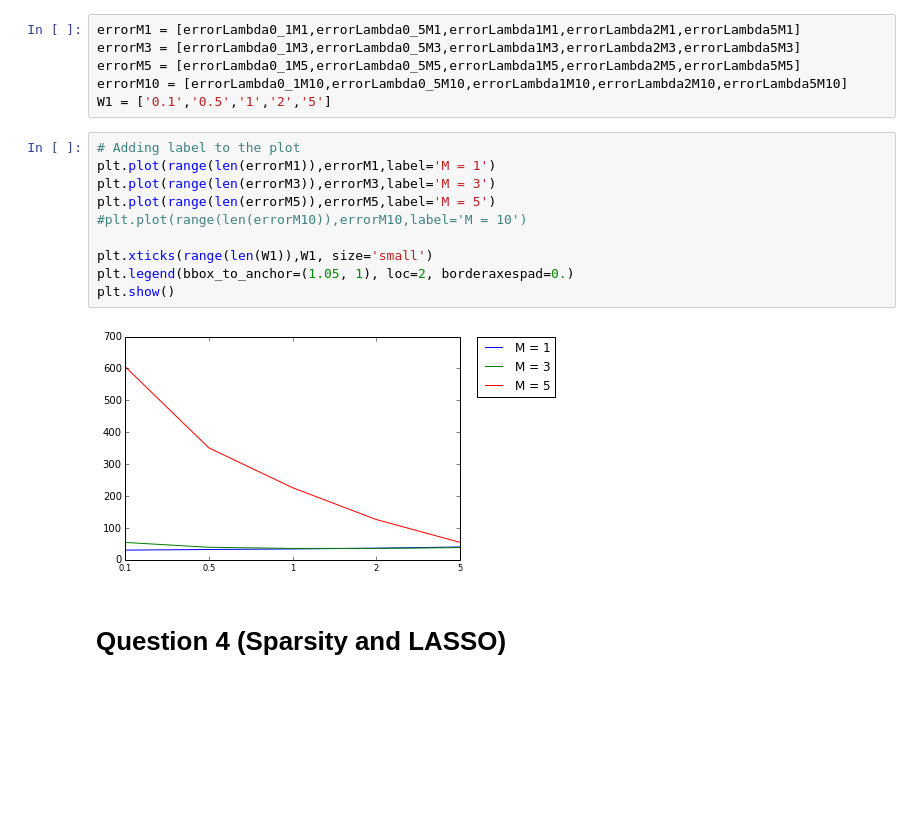
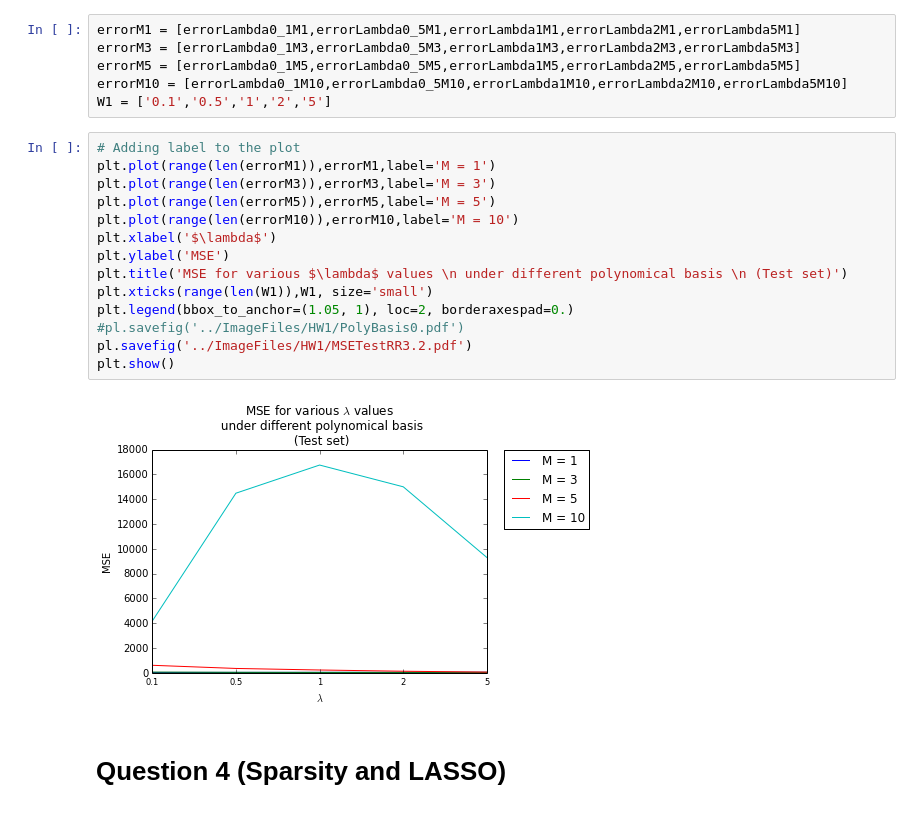
Before and after one commit to Divyagash/Class-6, a Jupyter notebook: PythonFiles/HW1.ipynb, the cells around one changed output. Saved outputs shown, nothing was run; the diff lists cells and outputs as text; blank space fills up the shorter version.

```diff
--- a/PythonFiles/HW1.ipynb
+++ b/PythonFiles/HW1.ipynb
@@ -1158,15 +1131,19 @@ W1 = ['0.1','0.5','1','2','5']
 # %%
 # Adding label to the plot
 plt.plot(range(len(errorM1)),errorM1,label='M = 1')
 plt.plot(range(len(errorM3)),errorM3,label='M = 3')
 plt.plot(range(len(errorM5)),errorM5,label='M = 5')
-#plt.plot(range(len(errorM10)),errorM10,label='M = 10')
-
+plt.plot(range(len(errorM10)),errorM10,label='M = 10')
+plt.xlabel('$\lambda$')
+plt.ylabel('MSE')
+plt.title('MSE for various $\lambda$ values \n under different polynomical basis \n (Test set)')
 plt.xticks(range(len(W1)),W1, size='small')
 plt.legend(bbox_to_anchor=(1.05, 1), loc=2, borderaxespad=0.)
+#pl.savefig('../ImageFiles/HW1/PolyBasis0.pdf')
+pl.savefig('../ImageFiles/HW1/MSETestRR3.2.pdf')
 plt.show()
 # %% [output]
-[figure, old version]
+[figure, new version]
 # %% [markdown]
 # Question 4 (Sparsity and LASSO)
 # %%
```
Also changed, not shown: parts of 44 cells of this notebook.
